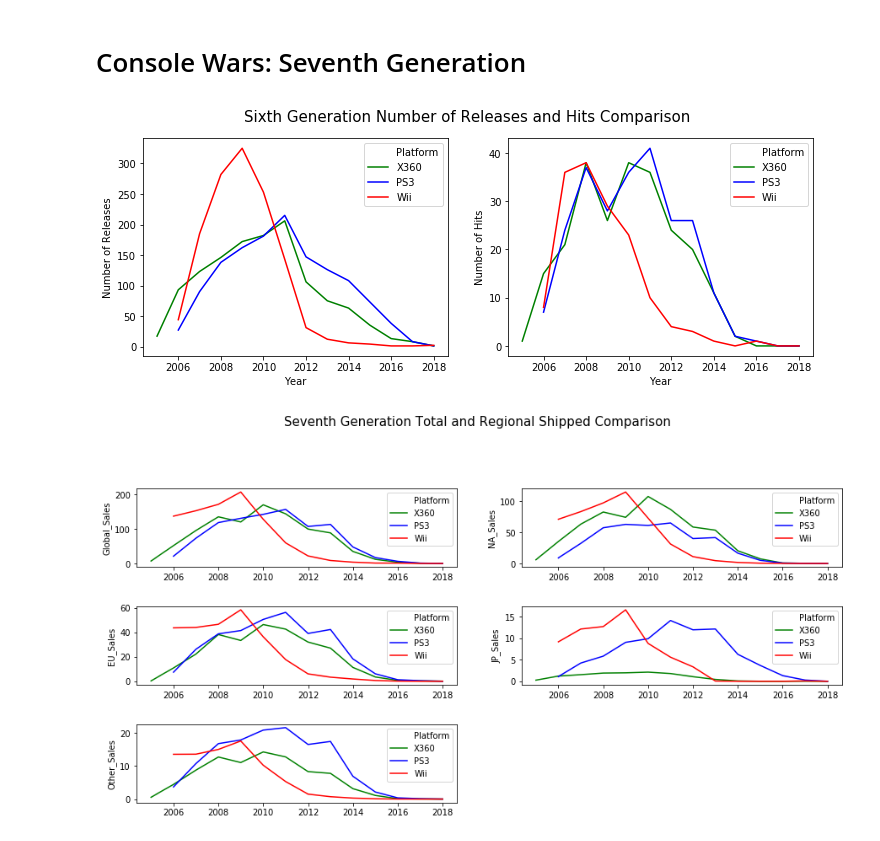
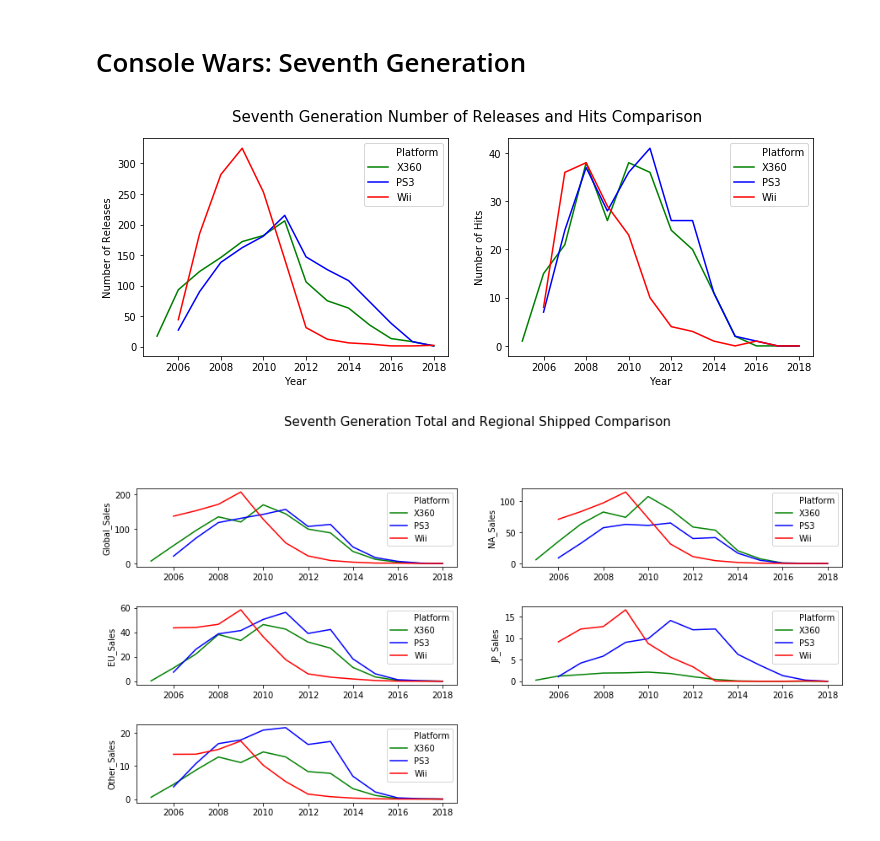
Before and after one commit to BlackDataSolutions/dsc-5-capstone-project-online-ds-ft-021119, a Jupyter notebook: VideoGameData EDA.ipynb, the cells around one changed output. Cells and saved outputs as stored; diff of their text form; code cells hidden in the pictures.

```diff
--- a/VideoGameData EDA.ipynb
+++ b/VideoGameData EDA.ipynb
@@ -1540,28 +1544,28 @@ seventh_gen_consoles = console_war_preprocessor('PS3', 'Wii', 'X360')
 # %%
 fig = plt.figure(figsize=(12,4))
 
 color_dict2 = {'PS3':'Blue', 'X360':'Green', 'Wii': 'Red'}
 
 ax1 = fig.add_subplot(1,2,1)
 ax1 = sns.lineplot(x=seventh_gen_consoles['Year_of_Release'],
              y=seventh_gen_consoles['Name'],
              hue = seventh_gen_consoles['Platform'], palette=color_dict2)
 ax1.set_xlabel('Year')
 ax1.set_ylabel('Number of Releases')
 
 ax2 = fig.add_subplot(1,2,2)
 ax2 = sns.lineplot(x=seventh_gen_consoles['Year_of_Release'],
              y=seventh_gen_consoles['BINARY_Hits'],
              hue = seventh_gen_consoles['Platform'],
                   palette=color_dict2)
 ax2.set_xlabel('Year')
 ax2.set_ylabel('Number of Hits')
 
 fig.subplots_adjust(hspace=0.5)
-fig.suptitle('Sixth Generation Number of Releases and Hits Comparison', fontsize=15)
+fig.suptitle('Seventh Generation Number of Releases and Hits Comparison', fontsize=15)
 plt.show()
 # %% [output]
-[figure, old version]
+[figure, new version]
 # %%
 #Plotting regional sales across platforms
 
```
Also changed, not shown: parts of 4 cells of this notebook, 1 other file.
